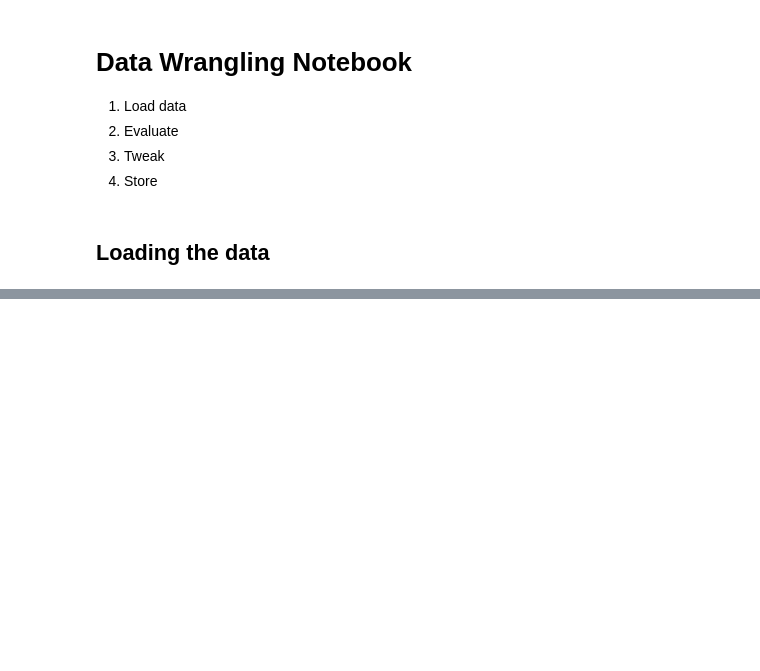
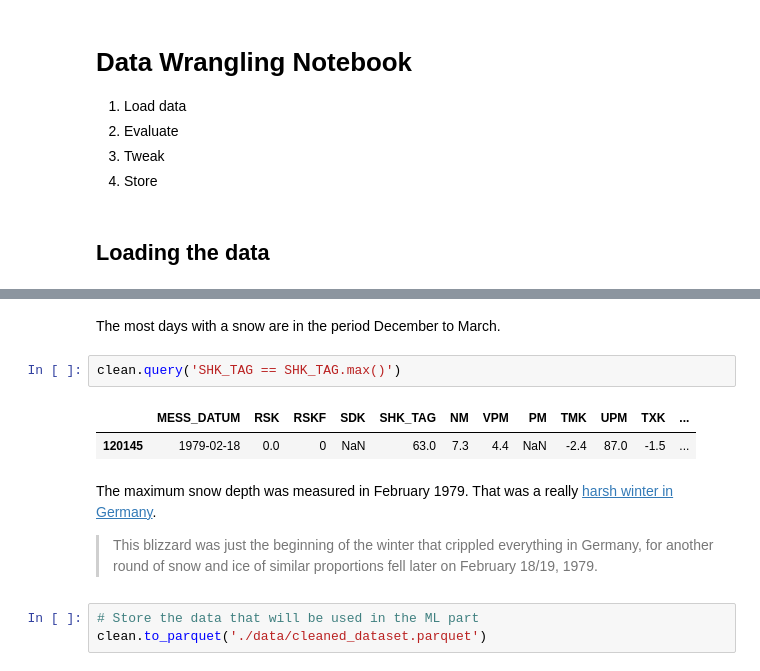
Before and after one commit to schumadi/nd025-final, a Jupyter notebook: data_wrangling.ipynb, the cells around one changed output, grey strips where cells are left out. Drawn from its saved outputs; the diff is of its cells as text; blank space fills up the shorter version.

```diff
--- a/data_wrangling.ipynb
+++ b/data_wrangling.ipynb
@@ -113,0 +240,14 @@ clean
+# %% [markdown]
+The most days with a snow are in the period December to March.
+# %%
+clean.query('SHK_TAG == SHK_TAG.max()')
+# %% [output]
+|  | MESS_DATUM | RSK | RSKF | SDK | SHK_TAG | NM | VPM | PM | TMK | UPM | TXK | ... |
+| 120145 | 1979-02-18 | 0.0 | 0 | NaN | 63.0 | 7.3 | 4.4 | NaN | -2.4 | 87.0 | -1.5 | ... |
+# %% [markdown]
+The maximum snow depth was measured in February 1979. That was a really [harsh winter in Germany](https://www.vintag.es/2021/01/1978-germany-blizzard.html).
+
+>This blizzard was just the beginning of the winter that crippled everything in Germany, for another round of snow and ice of similar proportions fell later on February 18/19, 1979.
+# %%
+# Store the data that will be used in the ML part
+clean.to_parquet('./data/cleaned_dataset.parquet')
```
Also changed, not shown: parts of 30 cells of this notebook.
